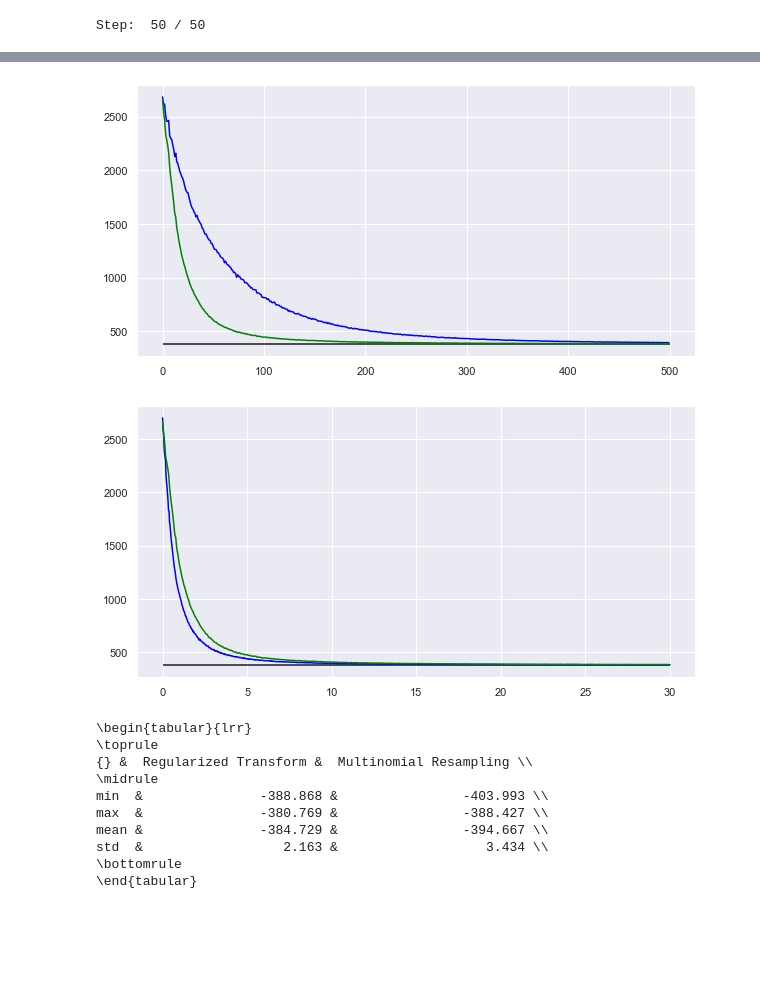
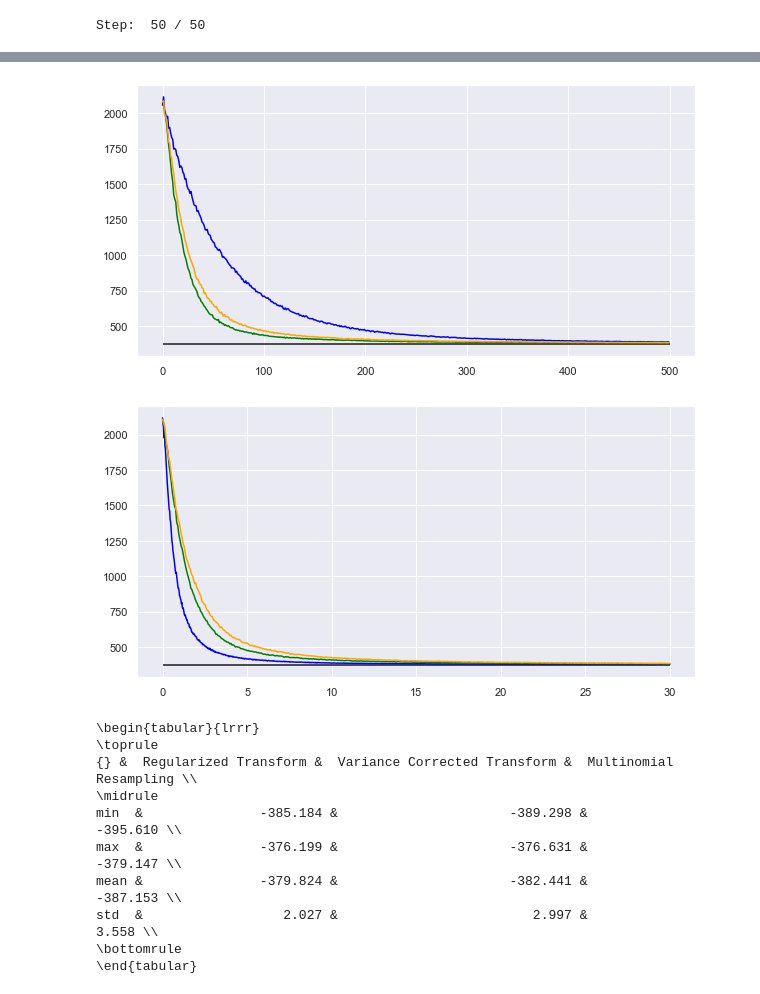
Before and after one commit to JTT94/filterflow, a Jupyter notebook: notebooks/examples/LGSSOptimalProposal.ipynb, the cells around one changed output, grey strips where cells are left out. Cells and saved outputs as stored; diff of their text form; code cells hidden in the pictures; blank space fills up the shorter version.

```diff
--- a/notebooks/examples/LGSSOptimalProposal.ipynb
+++ b/notebooks/examples/LGSSOptimalProposal.ipynb
@@ -147,10 +147,10 @@ scaling = tf.constant(0.75)
 regularized = RegularisedTransform(epsilon, scaling=scaling, max_iter=1000, convergence_threshold=1e-1)
 
 solver = PetkovSolver(tf.constant(30))
-corrected = CorrectedRegularizedTransform(epsilon, scaling=scaling, max_iter=1000, convergence_threshold=1e-1, ricatti_solver=solver, propagate_correction_gradient=False)
+corrected = PartiallyCorrectedRegularizedTransform(regularized)
 
 
-systematic_smc = SMC(observation_model, transition_model, proposal_model, resampling_criterion, resampling_method)
+multinomial_smc = SMC(observation_model, transition_model, proposal_model, resampling_criterion, resampling_method)
 regularized_smc = SMC(observation_model, transition_model, proposal_model, resampling_criterion, regularized)
 corrected_smc = SMC(observation_model, transition_model, proposal_model, resampling_criterion, corrected)
 bootstrap_smc = SMC(observation_model, transition_model, bootstrap_proposal, resampling_criterion, resampling_method)
@@ -252,7 +245,7 @@ def train_niter(smc, num_steps=100, use_correction_term=False, reset=True):
             with tf.control_dependencies([loss]):
                 toc_loss = tf.timestamp()
 
-            elbo, _ = run_one_step(systematic_smc, False, large_init_state)
+            elbo, _ = run_one_step(multinomial_smc, False, large_init_state)
 
             toc += toc_loss - tic_loss
 
@@ -285,7 +278,7 @@ def train_total_time(smc, total_time, use_correction_term=False, reset=True):
                 loss, grads = train_one_step(smc, use_correction_term)
             with tf.control_dependencies([loss]):
                 toc_loss = tf.timestamp()
-            elbo, _ = run_one_step(systematic_smc, False, large_init_state)
+            elbo, _ = run_one_step(multinomial_smc, False, large_init_state)
 
             max_grad = tf.reduce_max(tf.abs(grads))
             loss_tensor_array = loss_tensor_array.write(step-1, -elbo)
@@ -323,5 +316,5 @@ sys_ll_per_seed, sys_grad_per_seed = run_several(systematic_smc, tf.constant(50)
 # %% [output]
 Step:  50 / 50
 # %%
-sys_ll_total_time, _, _ = train_total_time(systematic_smc, tf.constant(30, dtype=tf.float64))
+multinomial_ll_total_time, _, _ = train_total_time(multinomial_smc, tf.constant(30, dtype=tf.float64))
 # %% [output]
@@ -340,0 +342,2 @@ Compute Time elapsed (s):  30.058581829071045 Real Time elapsed (s):  45.8726789
+# %%
+corr_ll_total_time, _, _ = train_total_time(corrected_smc, tf.constant(30, dtype=tf.float64))
@@ -341,19 +346,21 @@ Compute Time elapsed (s):  30.058581829071045 Real Time elapsed (s):  45.8726789
 # %%
 fig, ax = plt.subplots(figsize=(10, 5))
-ax.plot(sys_ll_n_epochs.numpy(), color='blue')
+ax.plot(multinomial_ll_n_epochs.numpy(), color='blue')
 ax.plot(reg_ll_n_epochs.numpy(), color='green')
+ax.plot(corr_ll_n_epochs.numpy(), color='orange')
 ax.hlines(-true_log_likelihood, 0, n_iter)
 fig.savefig(os.path.join('./charts/', 'lgss_loss_per_epoch.png'))
 # %% [output]
-[figure, old version]
+[figure, new version]
 # %%
 fig, ax = plt.subplots(figsize=(10, 5))
-ax.plot(np.linspace(0, 30, len(sys_ll_total_time.numpy())), sys_ll_total_time.numpy(), color='blue')
+ax.plot(np.linspace(0, 30, len(multinomial_ll_total_time.numpy())), multinomial_ll_total_time.numpy(), color='blue')
 ax.plot(np.linspace(0, 30, len(reg_ll_total_time.numpy())), reg_ll_total_time.numpy(), color='green')
+ax.plot(np.linspace(0, 30, len(corr_ll_total_time.numpy())), corr_ll_total_time.numpy(), color='orange')
 ax.hlines(-true_log_likelihood, 0, 30)
 fig.savefig(os.path.join('./charts/', 'lgss_loss_per_second.png'))
 # %% [output]
-[figure, old version]
+[figure, new version]
 # %%
 reg_loss_df = pd.Series(reg_ll_per_seed.numpy())
 # %%
@@ -361,14 +370,14 @@ sys_loss_df = pd.Series(sys_ll_per_seed.numpy())
 # %%
-print(pd.concat([reg_loss_df, sys_loss_df], keys=['Regularized Transform', 'Multinomial Resampling'], axis=1).describe().loc[['min', 'max', 'mean', 'std']].to_latex(float_format="%.3f"))
+print(pd.concat([reg_loss_df, corr_loss_df, multinomial_loss_df], keys=['Regularized Transform', 'Variance Corrected Transform', 'Multinomial Resampling'], axis=1).describe().loc[['min', 'max', 'mean', 'std']].to_latex(float_format="%.3f"))
 # %% [output]
-\begin{tabular}{lrr}
+\begin{tabular}{lrrr}
 \toprule
-{} &  Regularized Transform &  Multinomial Resampling \\
+{} &  Regularized Transform &  Variance Corrected Transform &  Multinomial Resampling \\
 \midrule
-min  &               -388.868 &                -403.993 \\
-max  &               -380.769 &                -388.427 \\
-mean &               -384.729 &                -394.667 \\
-std  &                  2.163 &                   3.434 \\
+min  &               -385.184 &                      -389.298 &                -395.610 \\
+max  &               -376.199 &                      -376.631 &                -379.147 \\
+mean &               -379.824 &                      -382.441 &                -387.153 \\
+std  &                  2.027 &                         2.997 &                   3.558 \\
 \bottomrule
 \end{tabular}
 # %%
```
Also changed, not shown: parts of 18 cells of this notebook, 8 other files.
